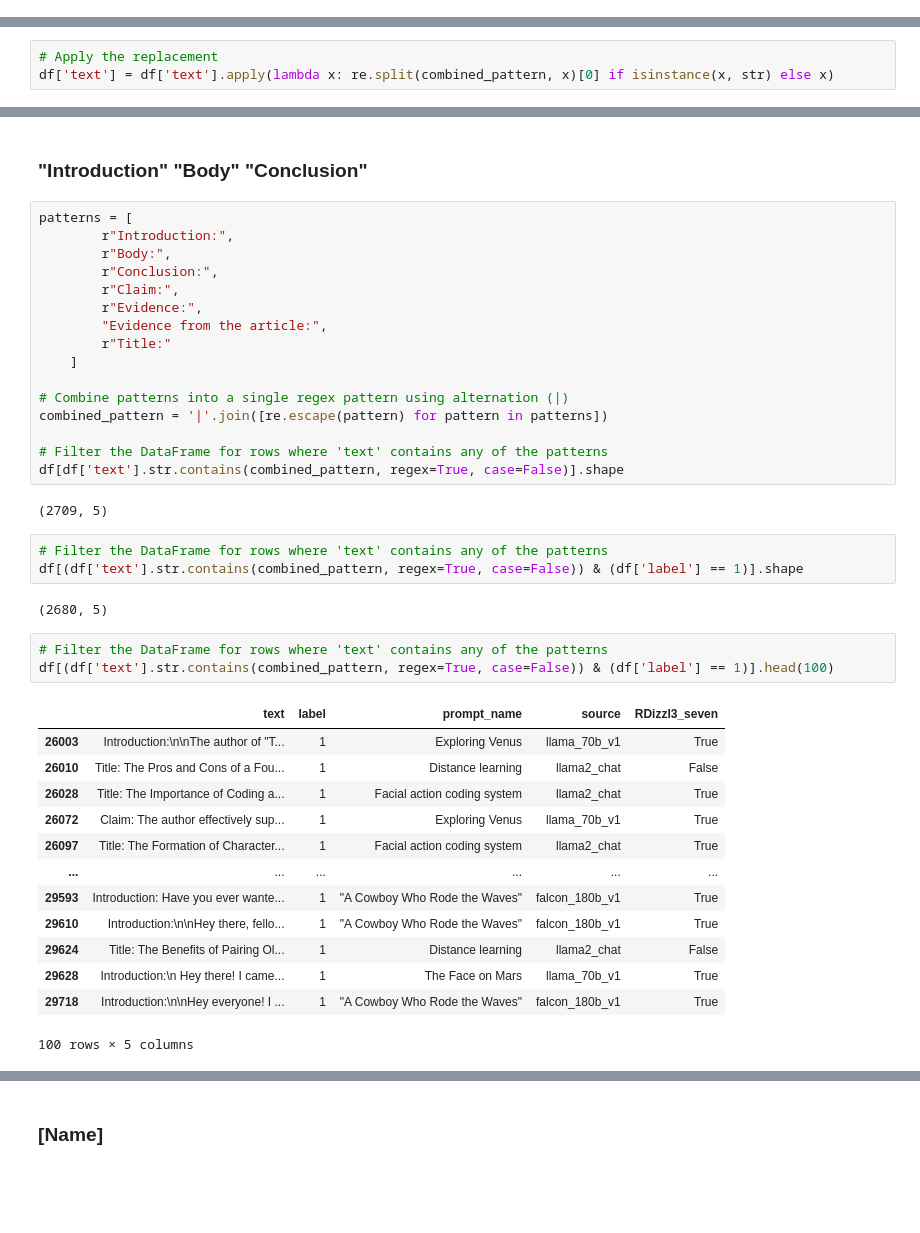
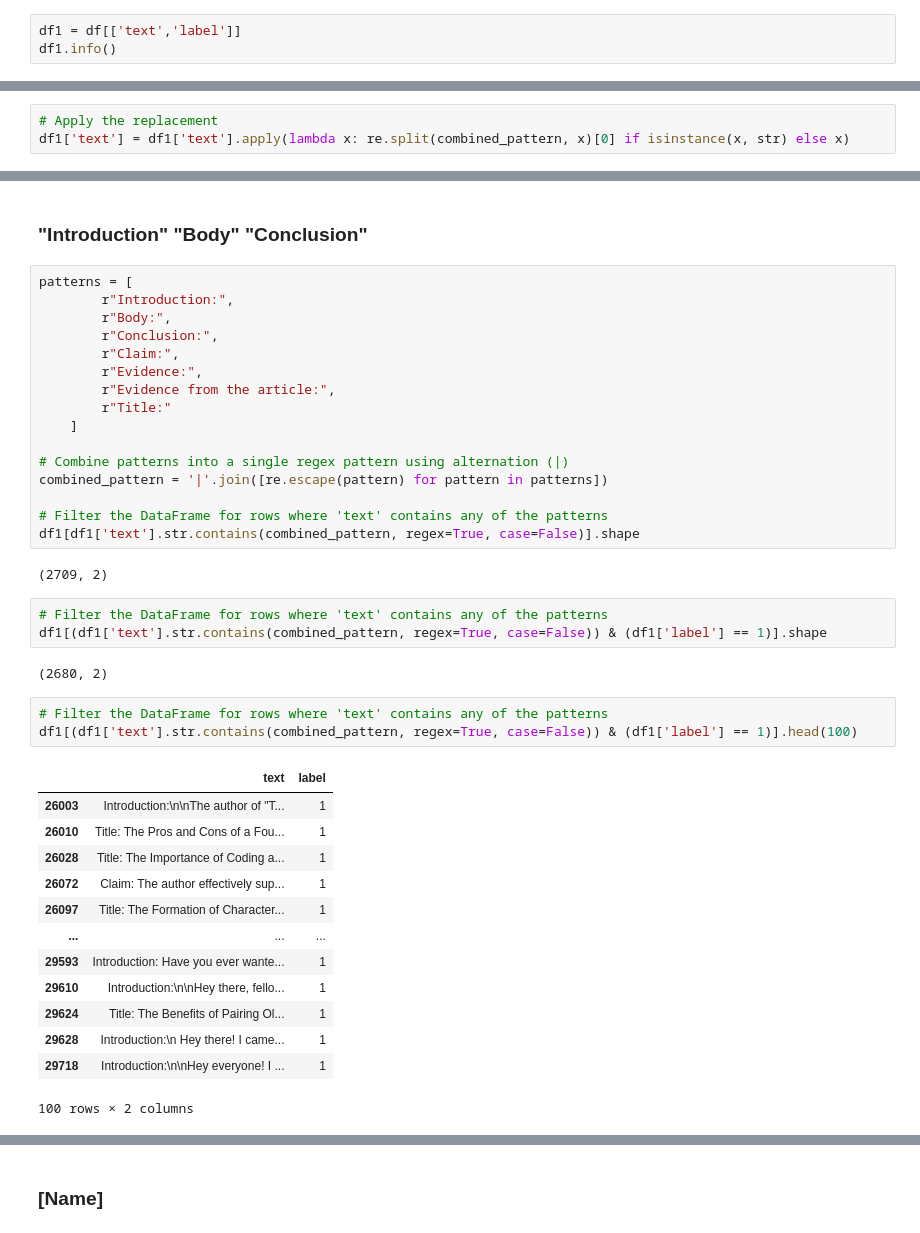
Before and after one commit to Sirapop12345/sp, a Jupyter notebook: Data_Preparation.ipynb, the cells around one changed output, grey strips where cells are left out. Drawn from its saved outputs; the diff is of its cells as text; blank space fills up the shorter version.

```diff
--- a/Data_Preparation.ipynb
+++ b/Data_Preparation.ipynb
@@ -101,3 +101,6 @@ df[df.duplicated() == True]
 df[df.duplicated() == True].shape
 # %% [output]
 (0, 5)
+# %%
+df1 = df[['text','label']]
+df1.info()
@@ -134,3 +153,3 @@ df[df['text'].str.contains(combined_pattern, regex=True, case=False)].head()
 # %%
 # Apply the replacement
-df['text'] = df['text'].apply(lambda x: re.split(combined_pattern, x)[0] if isinstance(x, str) else x)
+df1['text'] = df1['text'].apply(lambda x: re.split(combined_pattern, x)[0] if isinstance(x, str) else x)
@@ -148,7 +173,7 @@ patterns = [
         r"Conclusion:",
         r"Claim:",
         r"Evidence:",
-        "Evidence from the article:",
+        r"Evidence from the article:",
         r"Title:"
     ]
 
@@ -156,31 +181,31 @@ patterns = [
 combined_pattern = '|'.join([re.escape(pattern) for pattern in patterns])
 
 # Filter the DataFrame for rows where 'text' contains any of the patterns
-df[df['text'].str.contains(combined_pattern, regex=True, case=False)].shape
+df1[df1['text'].str.contains(combined_pattern, regex=True, case=False)].shape
 # %% [output]
-(2709, 5)
+(2709, 2)
 # %%
 # Filter the DataFrame for rows where 'text' contains any of the patterns
-df[(df['text'].str.contains(combined_pattern, regex=True, case=False)) & (df['label'] == 1)].shape
+df1[(df1['text'].str.contains(combined_pattern, regex=True, case=False)) & (df1['label'] == 1)].shape
 # %% [output]
-(2680, 5)
+(2680, 2)
 # %%
 # Filter the DataFrame for rows where 'text' contains any of the patterns
-df[(df['text'].str.contains(combined_pattern, regex=True, case=False)) & (df['label'] == 1)].head(100)
+df1[(df1['text'].str.contains(combined_pattern, regex=True, case=False)) & (df1['label'] == 1)].head(100)
 # %% [output]
-|  | text | label | prompt_name | source | RDizzl3_seven |
-| 26003 | Introduction:\n\nThe author of "T... | 1 | Exploring Venus | llama_70b_v1 | True |
-| 26010 | Title: The Pros and Cons of a Fou... | 1 | Distance learning | llama2_chat | False |
-| 26028 | Title: The Importance of Coding a... | 1 | Facial action coding system | llama2_chat | True |
-| 26072 | Claim: The author effectively sup... | 1 | Exploring Venus | llama_70b_v1 | True |
-| 26097 | Title: The Formation of Character... | 1 | Facial action coding system | llama2_chat | True |
-| ... | ... | ... | ... | ... | ... |
-| 29593 | Introduction: Have you ever wante... | 1 | "A Cowboy Who Rode the Waves" | falcon_180b_v1 | True |
-| 29610 | Introduction:\n\nHey there, fello... | 1 | "A Cowboy Who Rode the Waves" | falcon_180b_v1 | True |
-| 29624 | Title: The Benefits of Pairing Ol... | 1 | Distance learning | llama2_chat | False |
-| 29628 | Introduction:\n Hey there! I came... | 1 | The Face on Mars | llama_70b_v1 | True |
-| 29718 | Introduction:\n\nHey everyone! I ... | 1 | "A Cowboy Who Rode the Waves" | falcon_180b_v1 | True |
+|  | text | label |
+| 26003 | Introduction:\n\nThe author of "T... | 1 |
+| 26010 | Title: The Pros and Cons of a Fou... | 1 |
+| 26028 | Title: The Importance of Coding a... | 1 |
+| 26072 | Claim: The author effectively sup... | 1 |
+| 26097 | Title: The Formation of Character... | 1 |
+| ... | ... | ... |
+| 29593 | Introduction: Have you ever wante... | 1 |
+| 29610 | Introduction:\n\nHey there, fello... | 1 |
+| 29624 | Title: The Benefits of Pairing Ol... | 1 |
+| 29628 | Introduction:\n Hey there! I came... | 1 |
+| 29718 | Introduction:\n\nHey everyone! I ... | 1 |
-100 rows × 5 columns
+100 rows × 2 columns
 # %%
 # Function to remove the patterns from text
 def remove_patterns(text):
```
Also changed, not shown: parts of 43 cells of this notebook.
